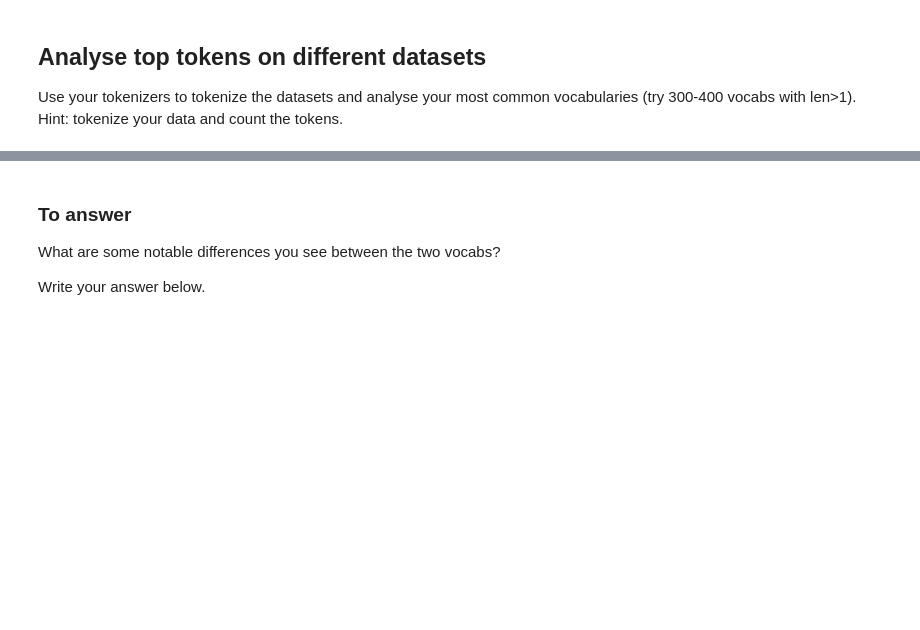
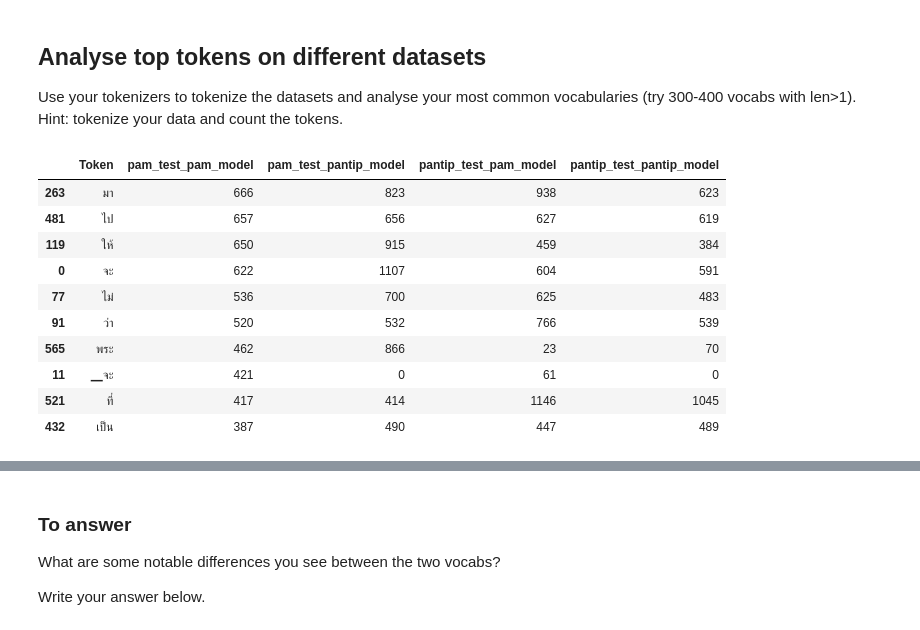
Before and after one commit to pupipatsk/NLP, a Jupyter notebook: HW-02/Lab2_3_sentencepiece-to-student.ipynb, the cells around one changed output, grey strips where cells are left out. Cells and saved outputs as stored; diff of their text form; code cells hidden in the pictures; blank space fills up the shorter version.

```diff
--- a/HW-02/Lab2_3_sentencepiece-to-student.ipynb
+++ b/HW-02/Lab2_3_sentencepiece-to-student.ipynb
@@ -208,0 +255,14 @@ Use your tokenizers to tokenize the datasets and analyse your most common vocabu
+# %%
+df_report.head(10)
+# %% [output]
+|  | Token | pam_test_pam_model | pam_test_pantip_model | pantip_test_pam_model | pantip_test_pantip_model |
+| 263 | มา | 666 | 823 | 938 | 623 |
+| 481 | ไป | 657 | 656 | 627 | 619 |
+| 119 | ให้ | 650 | 915 | 459 | 384 |
+| 0 | จะ | 622 | 1107 | 604 | 591 |
+| 77 | ไม่ | 536 | 700 | 625 | 483 |
+| 91 | ว่า | 520 | 532 | 766 | 539 |
+| 565 | พระ | 462 | 866 | 23 | 70 |
+| 11 | ▁จะ | 421 | 0 | 61 | 0 |
+| 521 | ที่ | 417 | 414 | 1146 | 1045 |
+| 432 | เป็น | 387 | 490 | 447 | 489 |
```
Also changed, not shown: parts of 3 cells of this notebook.
